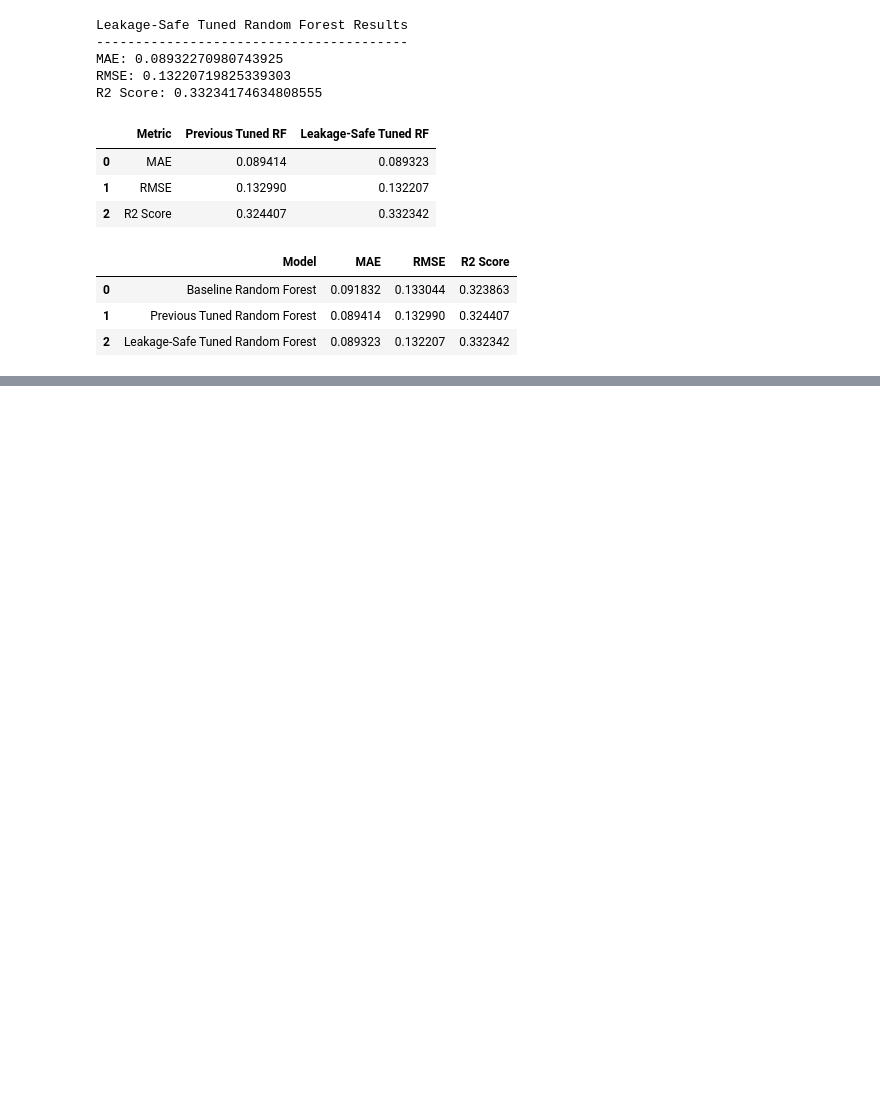
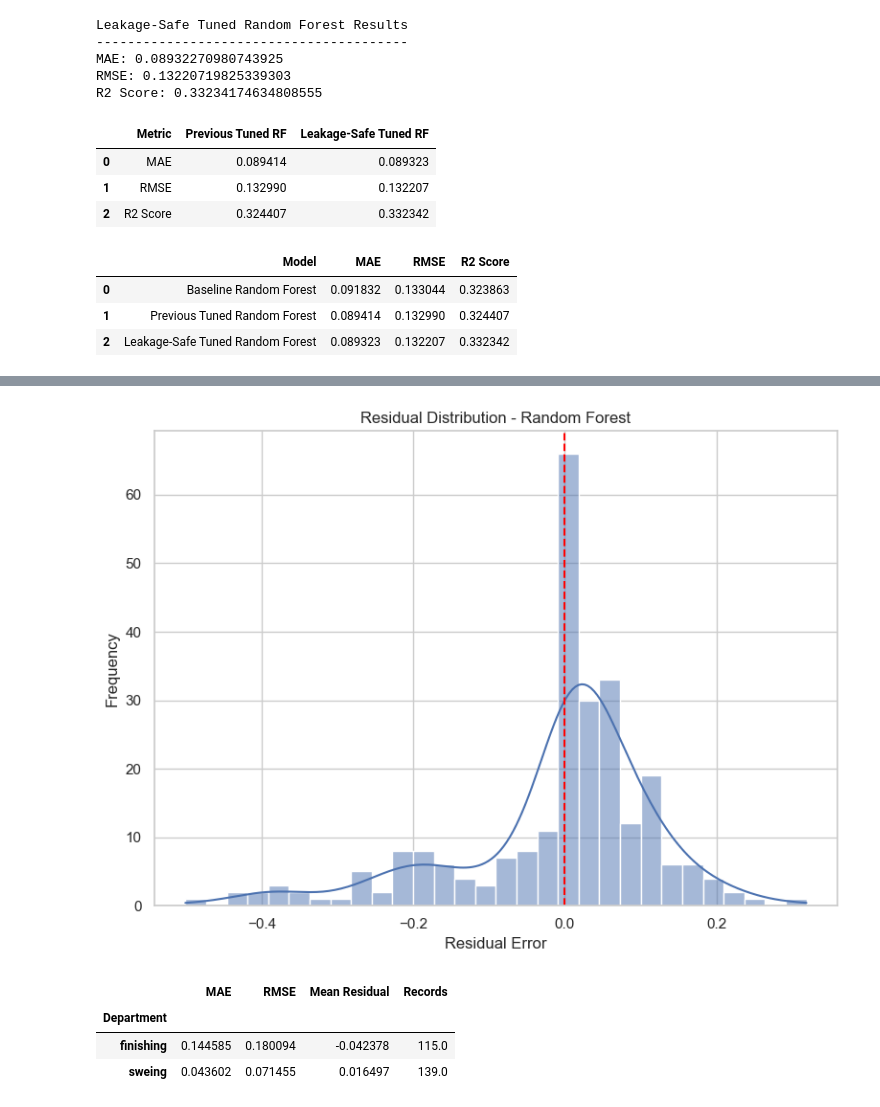
Before and after one commit to sanda620/garment-productivity-prediction, a Jupyter notebook: notebooks/02_data_preprocessing.ipynb, the cells around one changed output, grey strips where cells are left out. Saved outputs shown, nothing was run; the diff lists cells and outputs as text; code cells hidden in the pictures; blank space fills up the shorter version.

```diff
--- a/notebooks/02_data_preprocessing.ipynb
+++ b/notebooks/02_data_preprocessing.ipynb
@@ -561,0 +647,49 @@ display(model_comparison)
+# %%
+# Calculate residuals
+residuals = y_test - y_pred_tuned
+
+# Plot residual distribution
+plt.figure(figsize=(8, 6))
+
+sns.histplot(
+    residuals,
+    kde=True,
+    bins=30
+)
+
+plt.axvline(0, linestyle="--", color="red")
+
+plt.xlabel("Residual Error")
+plt.ylabel("Frequency")
+plt.title("Residual Distribution - Random Forest")
+
+plt.tight_layout()
+plt.show()
+# %% [output]
+[figure, added]
+# %%
+# Create evaluation dataframe
+evaluation_df = pd.DataFrame({
+    "Actual": y_test,
+    "Predicted": y_pred_tuned,
+    "Residual": y_test - y_pred_tuned,
+    "Department": X_test["department"]
+})
+
+# Calculate department-level performance
+department_performance = evaluation_df.groupby("Department").apply(
+    lambda group: pd.Series({
+        "MAE": mean_absolute_error(group["Actual"], group["Predicted"]),
+        "RMSE": np.sqrt(mean_squared_error(group["Actual"], group["Predicted"])),
+        "Mean Residual": group["Residual"].mean(),
+        "Records": len(group)
+    }),
+    include_groups=False
+)
+
+department_performance
+# %% [output]
+|  | MAE | RMSE | Mean Residual | Records |
+| Department |  |  |  |  |
+| finishing | 0.144585 | 0.180094 | -0.042378 | 115.0 |
+| sweing | 0.043602 | 0.071455 | 0.016497 | 139.0 |
```
Also changed, not shown: parts of 8 cells of this notebook.
